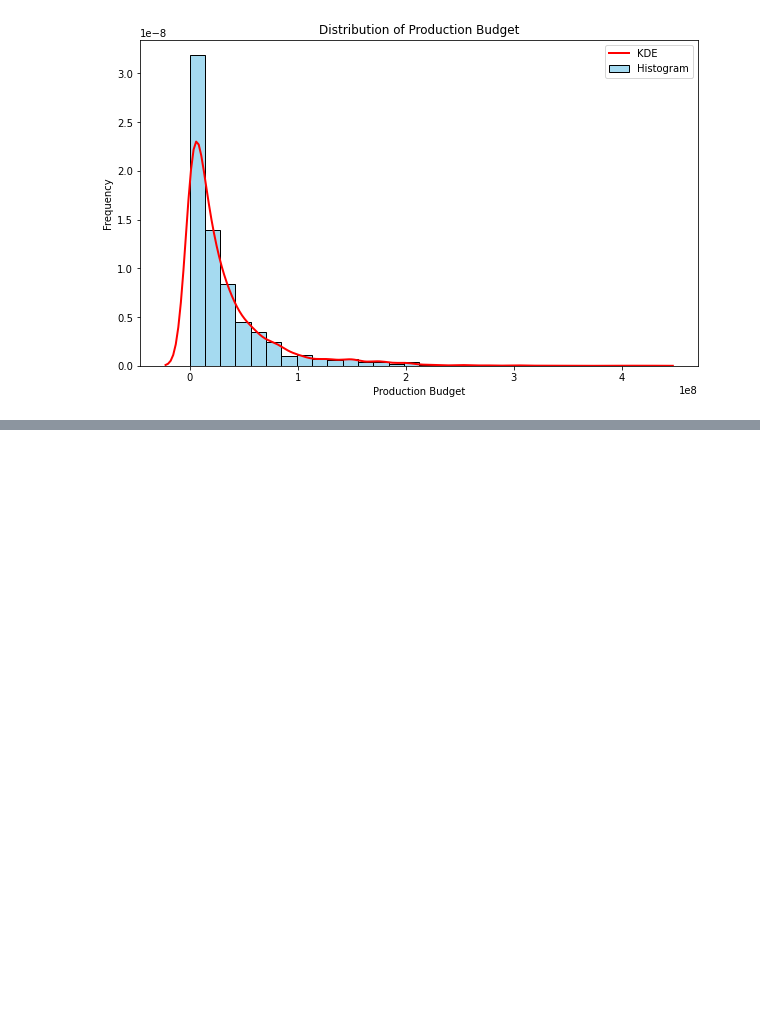
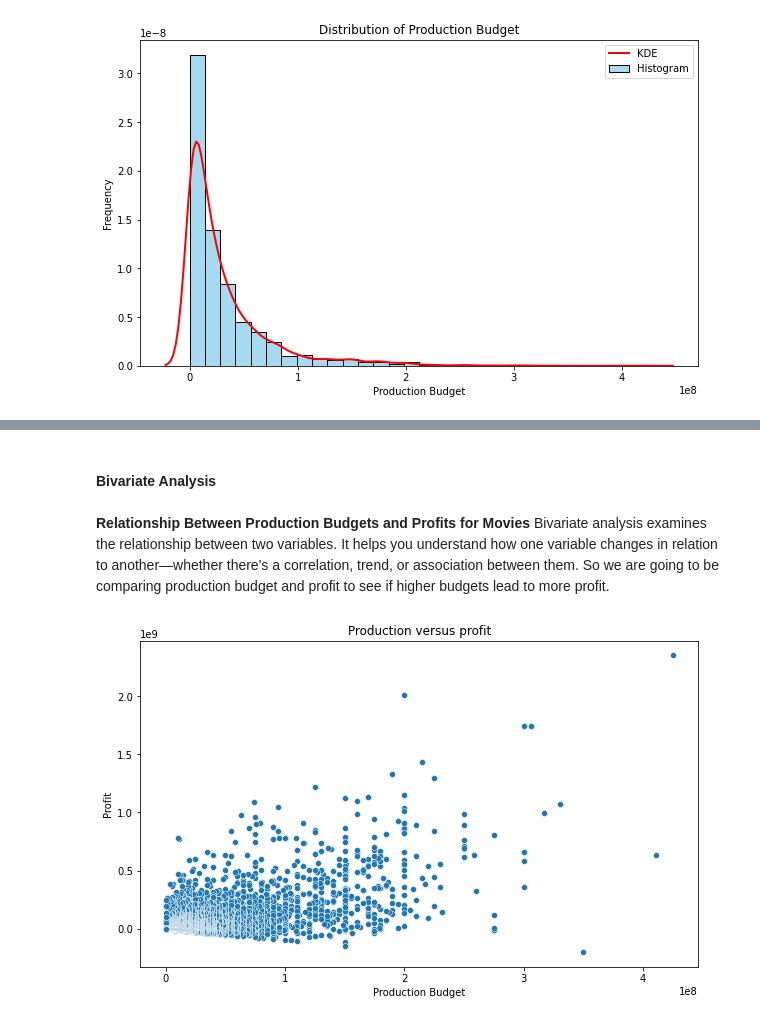
Before and after one commit to Julie97-wb/group6, a Jupyter notebook: main.ipynb, the cells around one changed output, grey strips where cells are left out. Saved outputs shown, nothing was run; the diff lists cells and outputs as text; code cells hidden in the pictures; blank space fills up the shorter version.

Commit message:
plot graphs

```diff
--- a/main.ipynb
+++ b/main.ipynb
@@ -394,9 +382,6 @@ plt.show();
 # %%
 import matplotlib.pyplot as plt
 import seaborn as sns
-
-# Ensure the production_budget column is numeric
-tn_df['production_budget'] = tn_df['production_budget'].replace('[\$,]', '', regex=True).astype(float)
 
 # Plotting Histogram and KDE together
 plt.figure(figsize=(10, 6))
@@ -411,0 +402,19 @@ plt.show()
+# %% [markdown]
+#### Bivariate Analysis
+# %% [markdown]
+ **Relationship Between Production Budgets and Profits for Movies**
+Bivariate analysis examines the relationship between two variables. It helps you understand how one variable changes in relation to another—whether there's a correlation, trend, or association between them. So we are going to be comparing production budget and profit to see if higher budgets lead to more profit.
+# %%
+
+# Calculate the profit column
+tn_df['profit'] = tn_df['worldwide_gross'] - tn_df['production_budget']
+
+# Creating the plot
+plt.figure(figsize=(10, 6))
+sns.scatterplot(x='production_budget', y='profit', data = tn_df)
+plt.xlabel('Production Budget')
+plt.ylabel('Profit')
+plt.title('Production versus profit')
+plt.show()
+# %% [output]
+[figure, added]
```
Also changed, not shown: parts of 6 cells of this notebook.
